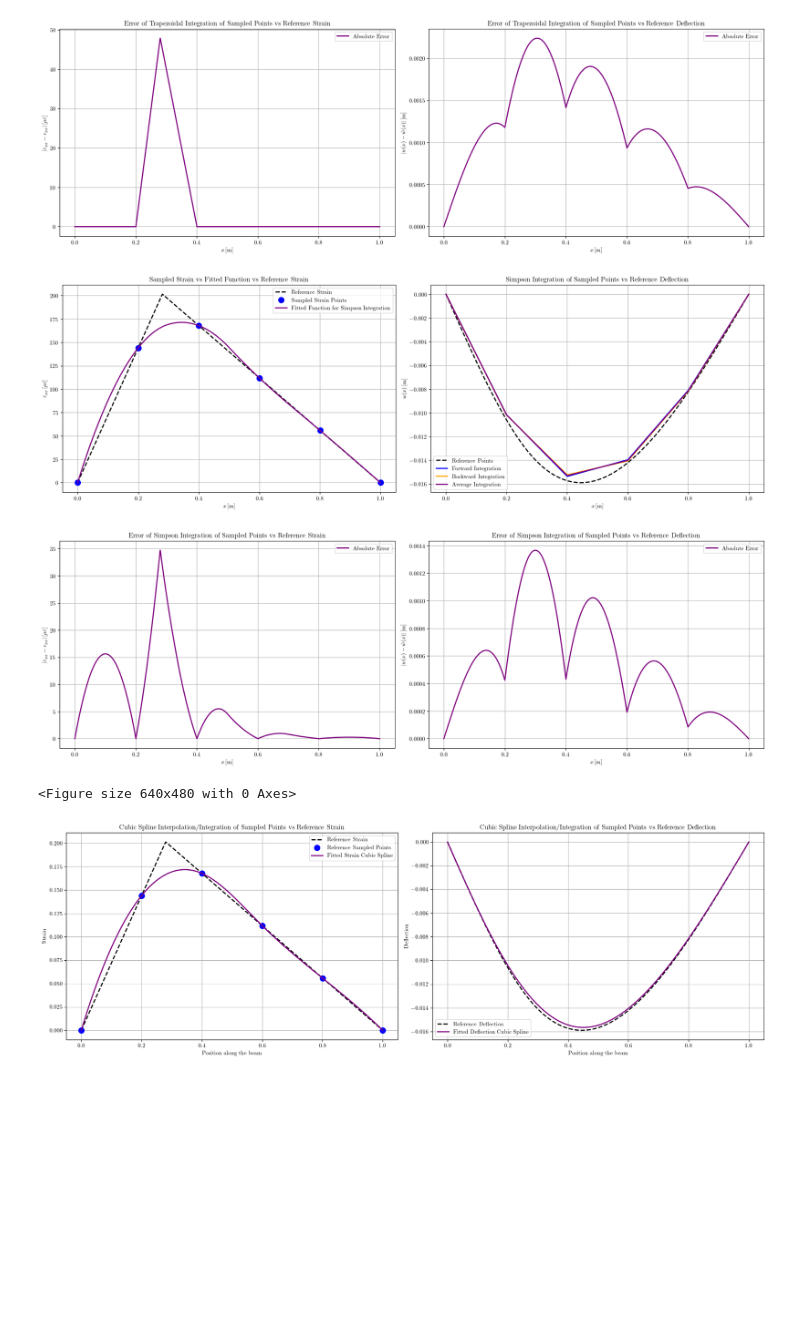
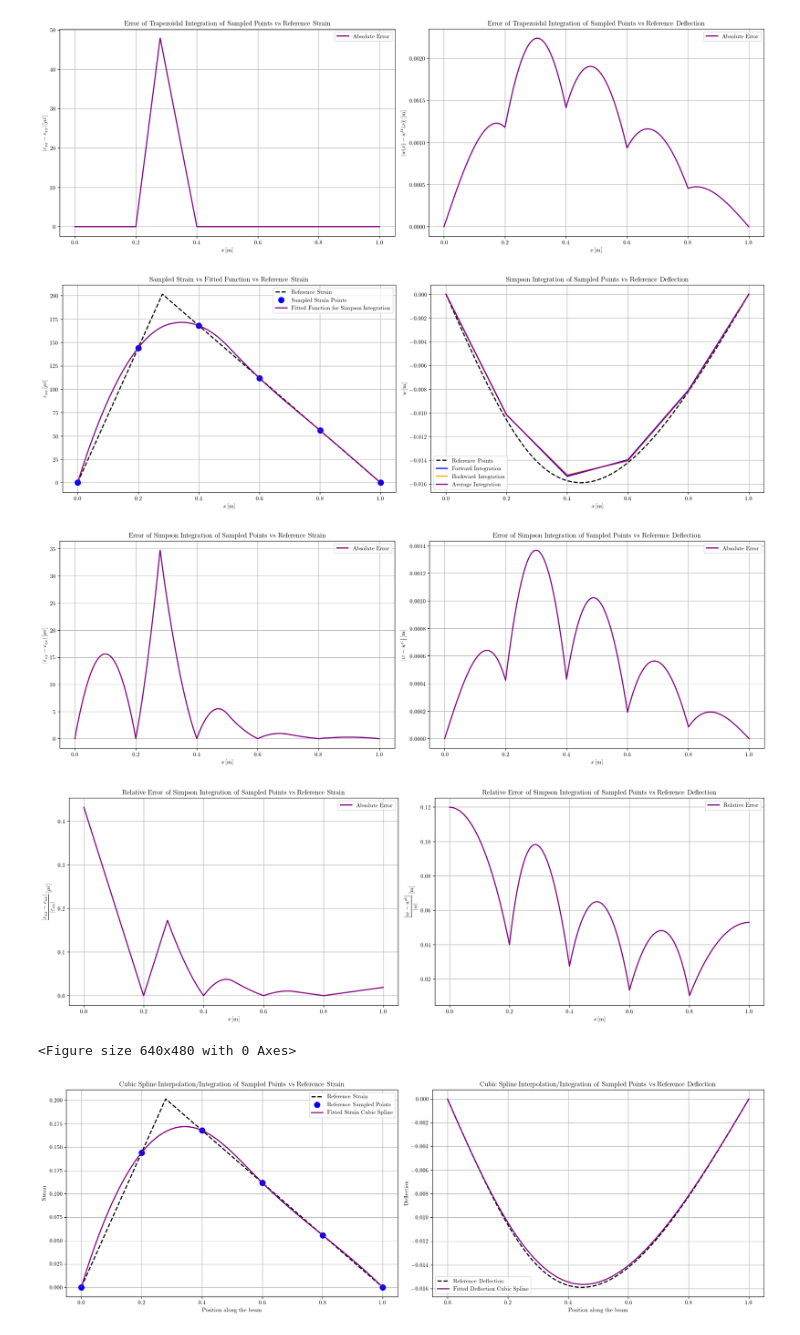
Before and after one commit to canc-gmy/apdl, a Jupyter notebook: plots/plto_wavenumber.ipynb, the cells around one changed output. Drawn from its saved outputs; the diff is of its cells as text; code cells hidden in the pictures; blank space fills up the shorter version.

Commit message:
added graph

```diff
--- a/plots/plto_wavenumber.ipynb
+++ b/plots/plto_wavenumber.ipynb
@@ -302,39 +302,59 @@ ax[1].plot(x_sampled, w_int_b[::-1], label='Backward Integration', color='orange
 ax[1].plot(x_sampled, w_avg, label='Average Integration', color='purple', linewidth=2)
 ax[1].set_title('Simpson Integration of Sampled Points vs Reference Deflection')
 ax[1].set_xlabel('$x \\left[\\mathrm{m}\\right]$')
-ax[1].set_ylabel('$w(x) \\left[\\mathrm{m}\\right]$')
+ax[1].set_ylabel('$w \\left[\\mathrm{m}\\right]$')
 ax[1].legend()
 ax[1].grid(True)
 
 plt.tight_layout()
 plt.savefig("beam_sampled_simpson_integration.pdf", format="pdf", bbox_inches="tight", transparent=True)
 plt.show()
 
 fig, ax = plt.subplots(1, 2,figsize=(18, 6))
 
 ax[0].plot(x, np.abs(M*1e3 - sp.interpolate.interp1d(x_sampled, strain*1e3, kind='quadratic')(x)), label='Absolute Error', color='purple', linewidth=2)
 ax[0].set_title('Error of Simpson Integration of Sampled Points vs Reference Strain')
 ax[0].set_xlabel('$x \\left[\\mathrm{m}\\right]$')
 ax[0].set_ylabel('$\\left|\\varepsilon_{xx} - e_{xx}\\right| \\left[\\mathrm{\\mu\\varepsilon}\\right]$')
 ax[0].legend()
 ax[0].grid(True)
 ax[1].plot(x, error_deflection, label='Absolute Error', color='purple', linewidth=2)
 ax[1].set_title('Error of Simpson Integration of Sampled Points vs Reference Deflection')
 ax[1].set_xlabel('$x \\left[\\mathrm{m}\\right]$')
-ax[1].set_ylabel('$\\left|w(x) - \\hat{w}(x)\\right| \\left[\\mathrm{m}\\right]$')
+ax[1].set_ylabel('$\\left|w - w^\\mathrm{si}\\right| \\left[\\mathrm{m}\\right]$')
 ax[1].legend()
 ax[1].grid(True)
 
 plt.tight_layout()
-plt.savefig("beam_sampled_simpson_integration_error.pdf", format="pdf", bbox_inches="tight", transparent=True)
+plt.savefig("beam_sampled_simpson_integration_error_absolute.pdf", format="pdf", bbox_inches="tight", transparent=True)
+plt.show()
+
+fig, ax = plt.subplots(1, 2,figsize=(18, 6))
+
+ax[0].plot(x, np.abs(M*1e3 - sp.interpolate.interp1d(x_sampled, strain*1e3, kind='quadratic')(x)) / np.abs(M*1e3), label='Absolute Error', color='purple', linewidth=2)
+ax[0].set_title('Relative Error of Simpson Integration of Sampled Points vs Reference Strain')
+ax[0].set_xlabel('$x \\left[\\mathrm{m}\\right]$')
+ax[0].set_ylabel('\\[\\frac{\\left|\\varepsilon_{xx} - e_{xx}\\right|}{\\left|\\varepsilon_{xx}\\right|} \\left[\\mathrm{\\mu\\varepsilon}\\right]\\]')
+ax[0].legend()
+ax[0].grid(True)
+ax[1].plot(x, error_deflection / np.abs(w), label='Relative Error', color='purple', linewidth=2)
+ax[1].set_title('Relative Error of Simpson Integration of Sampled Points vs Reference Deflection')
+ax[1].set_xlabel('$x \\left[\\mathrm{m}\\right]$')
+ax[1].set_ylabel('\\[\\frac{\\left|w - w^\\mathrm{si}\\right|}{\\left|w\\right|} \\left[\\mathrm{m}\\right]\\]')
+ax[1].legend()
+ax[1].grid(True)
+
+plt.tight_layout()
+plt.savefig("beam_sampled_simpson_integration_error_relative.pdf", format="pdf", bbox_inches="tight", transparent=True)
 plt.show()
 
 
 plt.tight_layout()
 plt.show()
 # %% [output]
 [figure]
 [figure]
+[figure, added]
 <Figure size 640x480 with 0 Axes>
 # %%
 # n = int(l / delta)  # select points that are multiples of delta
```
Also changed, not shown: parts of 1 cell of this notebook, 6 other files.
